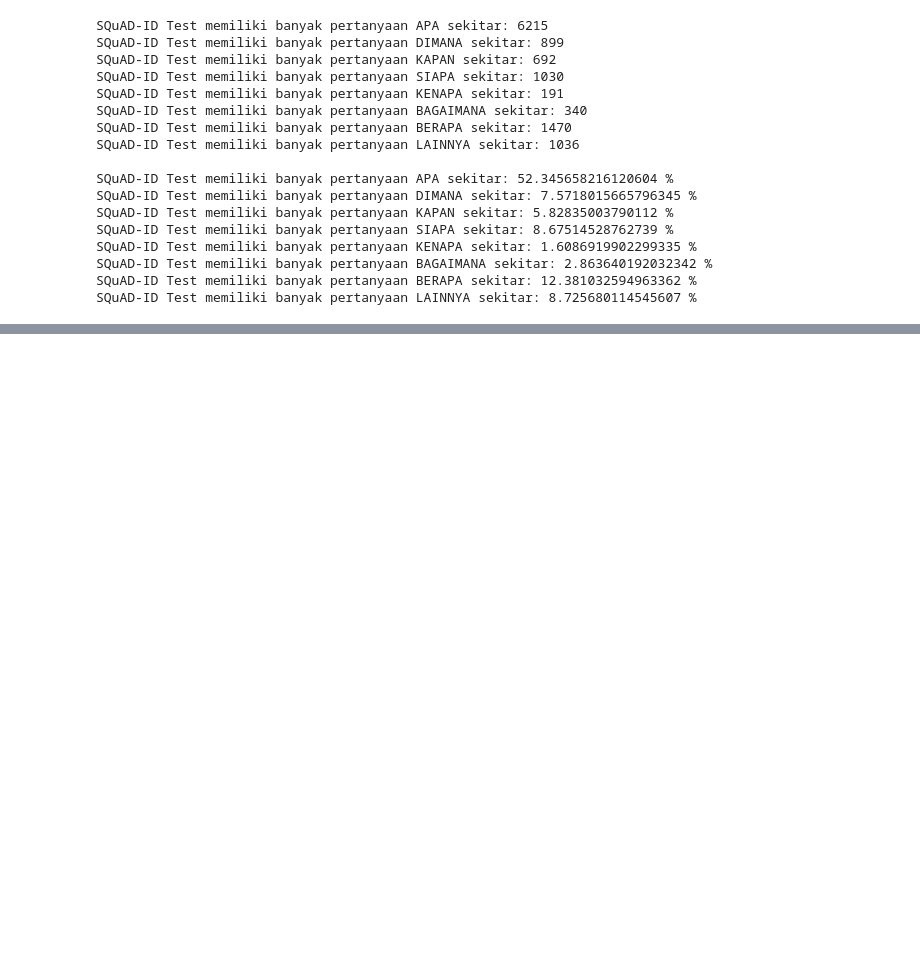
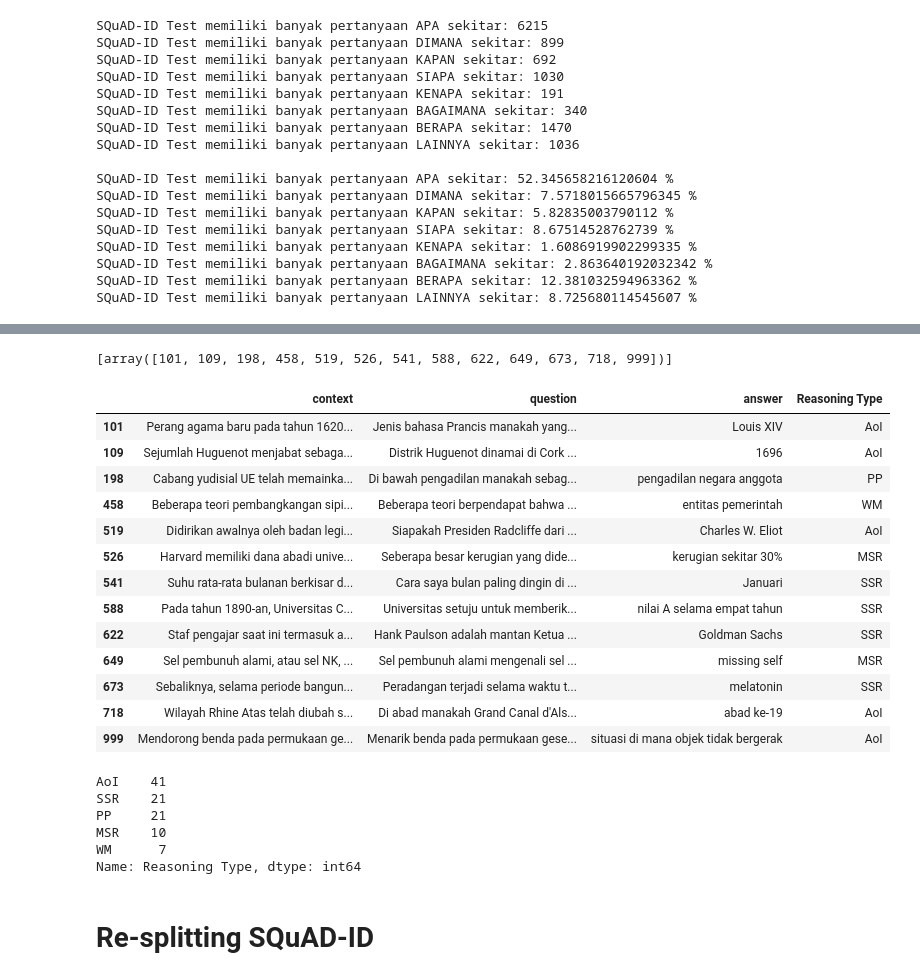
Before and after one commit to muhammadravi251001/qas-with-indonli, a Jupyter notebook: utilities/Reasoning and Answer Type.ipynb, the cells around one changed output, grey strips where cells are left out. Drawn from its saved outputs; the diff is of its cells as text; code cells hidden in the pictures; blank space fills up the shorter version.

```diff
--- a/utilities/Reasoning and Answer Type.ipynb
+++ b/utilities/Reasoning and Answer Type.ipynb
@@ -1296,4 +1605,66 @@ SQuAD-ID Test memiliki banyak pertanyaan LAINNYA sekitar: 8.725680114545607 %
+# %%
+print(index_lainnya_df_squad_id)
+lainnya_df_squad_id
+
+# 101 : AoI
+# 109 : AoI
+# 198 : PP
+# 458 : WM
+# 519 : AoI
+
+# 526 : MSR
+# 541 : SSR
+# 588 : SSR
+# 622 : SSR
+# 649 : MSR
+
+# 673 : SSR
+# 718 : AoI
+# 999 : AoI
+
+reasoning_type = ['AoI', 'AoI', 'PP', 'WM', 'AoI',
+                 'MSR', 'SSR', 'SSR', 'SSR', 'MSR',
+                 'SSR', 'AoI', 'AoI']
+
+lainnya_df_squad_id['Reasoning Type'] = reasoning_type
+lainnya_df_squad_id
+# %% [output]
+[array([101, 109, 198, 458, 519, 526, 541, 588, 622, 649, 673, 718, 999])]
+|  | context | question | answer | Reasoning Type |
+| 101 | Perang agama baru pada tahun 1620... | Jenis bahasa Prancis manakah yang... | Louis XIV | AoI |
+| 109 | Sejumlah Huguenot menjabat sebaga... | Distrik Huguenot dinamai di Cork ... | 1696 | AoI |
+| 198 | Cabang yudisial UE telah memainka... | Di bawah pengadilan manakah sebag... | pengadilan negara anggota | PP |
+| 458 | Beberapa teori pembangkangan sipi... | Beberapa teori berpendapat bahwa ... | entitas pemerintah | WM |
+| 519 | Didirikan awalnya oleh badan legi... | Siapakah Presiden Radcliffe dari ... | Charles W. Eliot | AoI |
+| 526 | Harvard memiliki dana abadi unive... | Seberapa besar kerugian yang dide... | kerugian sekitar 30% | MSR |
+| 541 | Suhu rata-rata bulanan berkisar d... | Cara saya bulan paling dingin di ... | Januari | SSR |
+| 588 | Pada tahun 1890-an, Universitas C... | Universitas setuju untuk memberik... | nilai A selama empat tahun | SSR |
+| 622 | Staf pengajar saat ini termasuk a... | Hank Paulson adalah mantan Ketua ... | Goldman Sachs | SSR |
+| 649 | Sel pembunuh alami, atau sel NK, ... | Sel pembunuh alami mengenali sel ... | missing self | MSR |
+| 673 | Sebaliknya, selama periode bangun... | Peradangan terjadi selama waktu t... | melatonin | SSR |
+| 718 | Wilayah Rhine Atas telah diubah s... | Di abad manakah Grand Canal d'Als... | abad ke-19 | AoI |
+| 999 | Mendorong benda pada permukaan ge... | Menarik benda pada permukaan gese... | situasi di mana objek tidak bergerak | AoI |
+# %%
+df_squad_id_with_rs = pd.concat([apa_df_squad_id,
+                        dimana_df_squad_id,
+                        kapan_df_squad_id,
+                        siapa_df_squad_id,
+                        kenapa_df_squad_id,
+                        bagaimana_df_squad_id,
+                        berapa_df_squad_id,
+                        lainnya_df_squad_id])
+
+df_squad_id_with_rs['Reasoning Type'].value_counts()
+# %% [output]
+AoI    41
+SSR    21
+PP     21
+MSR    10
+WM      7
+Name: Reasoning Type, dtype: int64
 # %%
 data_qas_id_idk_mrc.to_csv("idk_mrc.csv")
 data_qas_id_tydiqa_id.to_csv("tydiqa_id.csv")
 #data_qas_id_squad_id.to_excel("squad_id.xlsx")
+# %% [markdown]
+# Re-splitting SQuAD-ID
```
Also changed, not shown: parts of 36 cells of this notebook.
